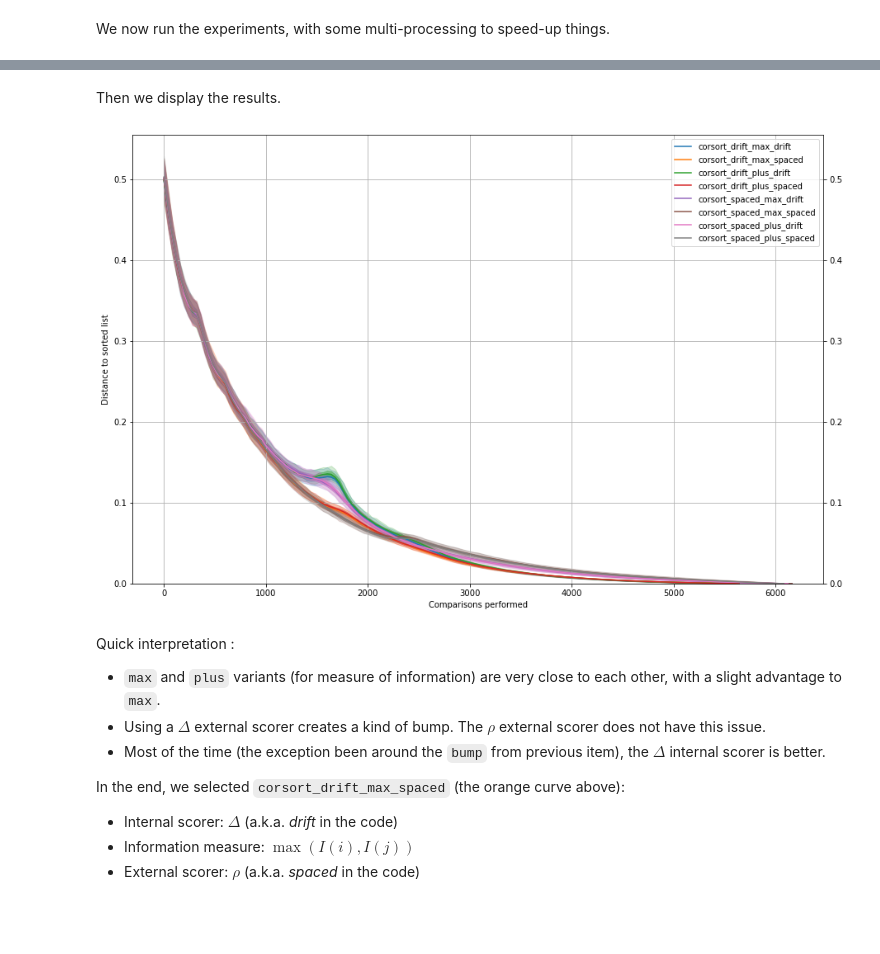
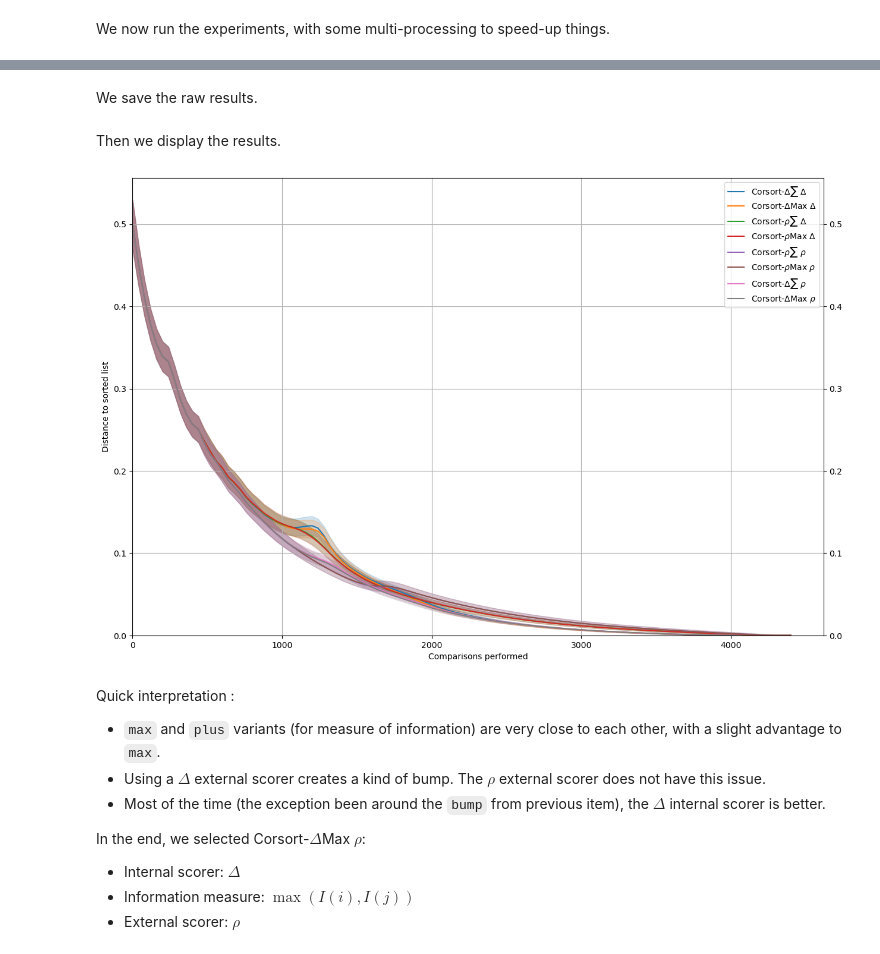
Before and after one commit to emczg/corsort, a Jupyter notebook: docs/notebooks/corsorts.ipynb, the cells around one changed output, grey strips where cells are left out. Drawn from its saved outputs; the diff is of its cells as text; code cells hidden in the pictures; blank space fills up the shorter version.

```diff
--- a/docs/notebooks/corsorts.ipynb
+++ b/docs/notebooks/corsorts.ipynb
@@ -41,6 +41,6 @@ We decide the value of $n$ to study and the number of trials. For this notebook,
 # %%
-n = 666
-nt = 100
+n = 500
+nt = 10000
 # %% [markdown]
 We now run the experiments, with some multi-processing to speed-up things.
 # %%
@@ -58,32 +58,46 @@ Evaluate convergence of corsort_spaced_plus_spaced for n = 666
+# %% [markdown]
+We save the raw results.
+# %%
+import dill as pickle
+from pathlib import Path
+
+fn = Path(f"corsorts_n_{n}_nt_{nt}.pkl")
+if fn.exists():
+    with open(fn, 'rb') as f:
+        convergence = pickle.load(f)
+else:
+    with open(fn, 'wb') as f:
+        pickle.dump(convergence, f)
 # %% [markdown]
 Then we display the results.
 # %%
 m = n*(n-1)/2
 fig = plt.figure(figsize=(15, 10))
 ax = plt.axes()
 decim=40
 color_dict = auto_colors(sort_list)
-for name, ref in convergence.items():
+for name in legends:
+    ref = convergence[name]
     color = color_dict[name]
     p_m = ref.shape[1]
     x = np.arange(p_m)[::decim]
     ref = ref[:, ::decim]
     q = np.zeros((5, ref.shape[1]))
-    for i, per in enumerate([2.5, 25, 50, 75, 97.5]):
+    for i, per in enumerate([2.5, 50, 97.5]):
         q[i, :] = np.percentile(ref, per, axis=0)
     q = q/m
-    ax.plot(x, q[2, :], label=name, color=color)
-    ax.fill_between(x, q[1, :], q[3, :], alpha=.4, color=color)
-    ax.fill_between(x, q[0, :], q[4, :], alpha=.2, color=color)
+    ax.plot(x, q[1, :], label=legends[name], color=color)
+    ax.fill_between(x, q[0, :], q[2, :], alpha=.2, color=color)
 plt.legend()
 plt.grid()
 ax.tick_params(labelright=True, right=True)
 plt.ylabel('Distance to sorted list')
 plt.xlabel('Comparisons performed')
 plt.ylim([0, None])
+plt.xlim([0, None])
 plt.show()
 # %% [output]
-[figure, old version]
+[figure, new version]
 # %% [markdown]
 Quick interpretation :
 
@@ -91,8 +105,8 @@ Quick interpretation :
 - Using a $\Delta$ external scorer creates a kind of bump. The $\rho$ external scorer does not have this issue.
 - Most of the time (the exception been around the `bump` from previous item), the $\Delta$ internal scorer is better.
 
-In the end, we selected `corsort_drift_max_spaced` (the orange curve above):
+In the end, we selected Corsort-$\Delta$Max $\rho$:
 
-- Internal scorer: $\Delta$ (a.k.a. *drift* in the code)
+- Internal scorer: $\Delta$
 - Information measure: $\max(I(i), I(j))$
-- External scorer: $\rho$ (a.k.a. *spaced* in the code)
+- External scorer: $\rho$
```
Also changed, not shown: parts of 6 cells of this notebook, 3 other files.
